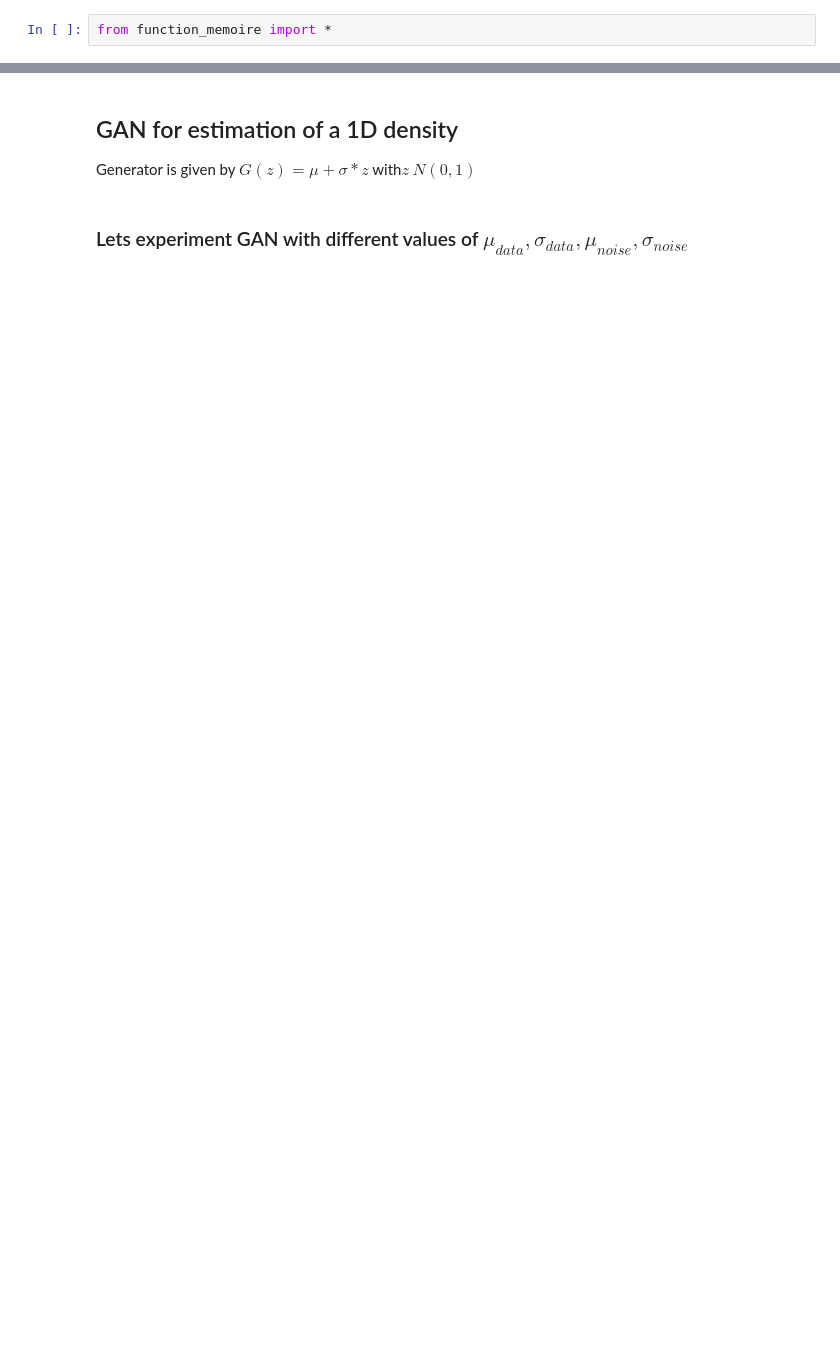
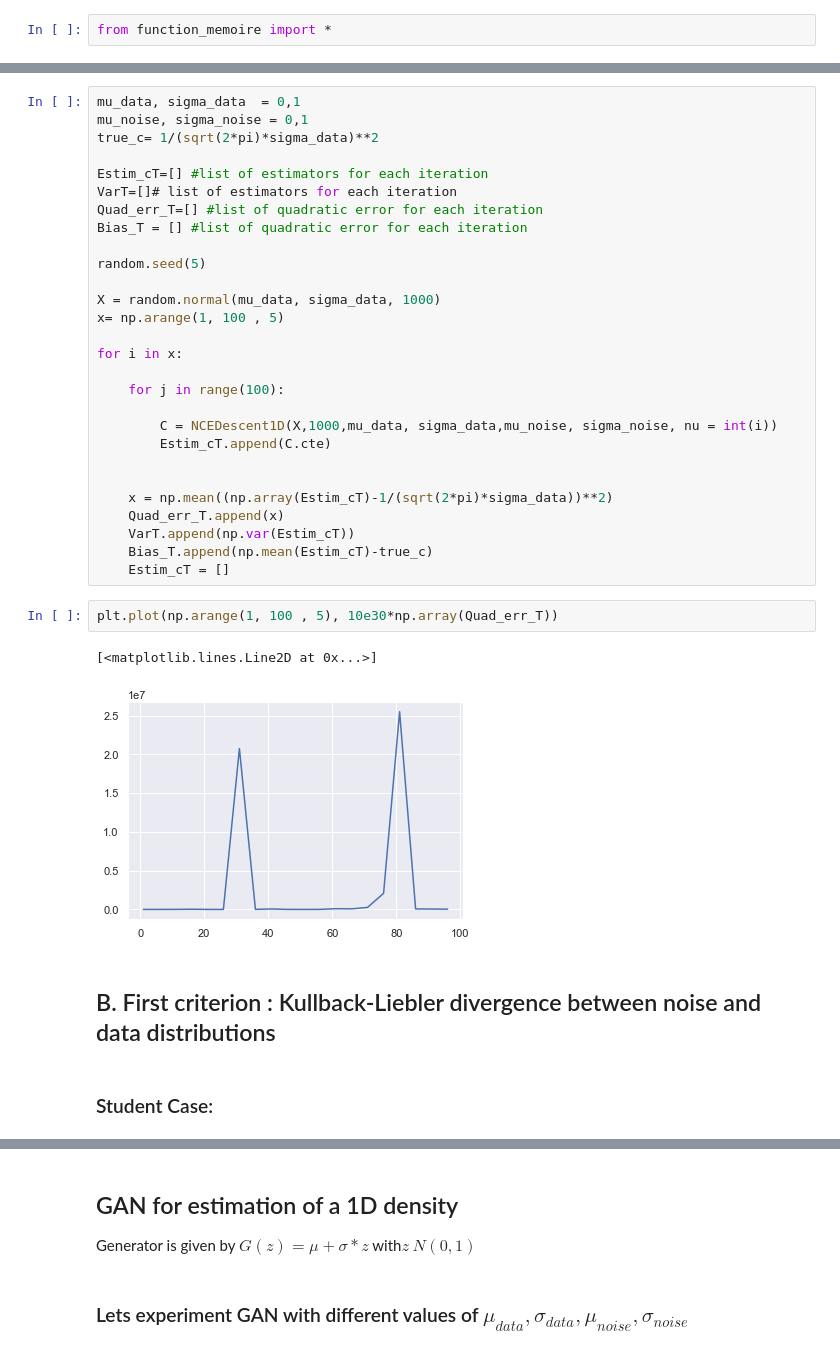
Before and after one commit to alakachr/NCE_GAN, a Jupyter notebook: NCE_GAN.ipynb, the cells around one changed output, grey strips where cells are left out. Cells and saved outputs as stored; diff of their text form; blank space fills up the shorter version.

```diff
--- a/NCE_GAN.ipynb
+++ b/NCE_GAN.ipynb
@@ -390,0 +356,37 @@ Text(0.5, 0, 'ERROR')
+# %%
+mu_data, sigma_data  = 0,1
+mu_noise, sigma_noise = 0,1
+true_c= 1/(sqrt(2*pi)*sigma_data)**2
+
+Estim_cT=[] #list of estimators for each iteration
+VarT=[]# list of estimators for each iteration
+Quad_err_T=[] #list of quadratic error for each iteration
+Bias_T = [] #list of quadratic error for each iteration
+
+random.seed(5)
+
+X = random.normal(mu_data, sigma_data, 1000)
+x= np.arange(1, 100 , 5)
+
+for i in x:
+
+    for j in range(100):
+
+        C = NCEDescent1D(X,1000,mu_data, sigma_data,mu_noise, sigma_noise, nu = int(i))
+        Estim_cT.append(C.cte)
+
+
+    x = np.mean((np.array(Estim_cT)-1/(sqrt(2*pi)*sigma_data))**2)
+    Quad_err_T.append(x)
+    VarT.append(np.var(Estim_cT))
+    Bias_T.append(np.mean(Estim_cT)-true_c)
+    Estim_cT = []
+# %%
+plt.plot(np.arange(1, 100 , 5), 10e30*np.array(Quad_err_T))
+# %% [output]
+[<matplotlib.lines.Line2D at 0x...>]
+[figure, added]
+# %% [markdown]
+## B.  First criterion : Kullback-Liebler divergence between noise and data distributions
+# %% [markdown]
+### Student Case:
```
Also changed, not shown: parts of 101 cells of this notebook, 4 other files.
